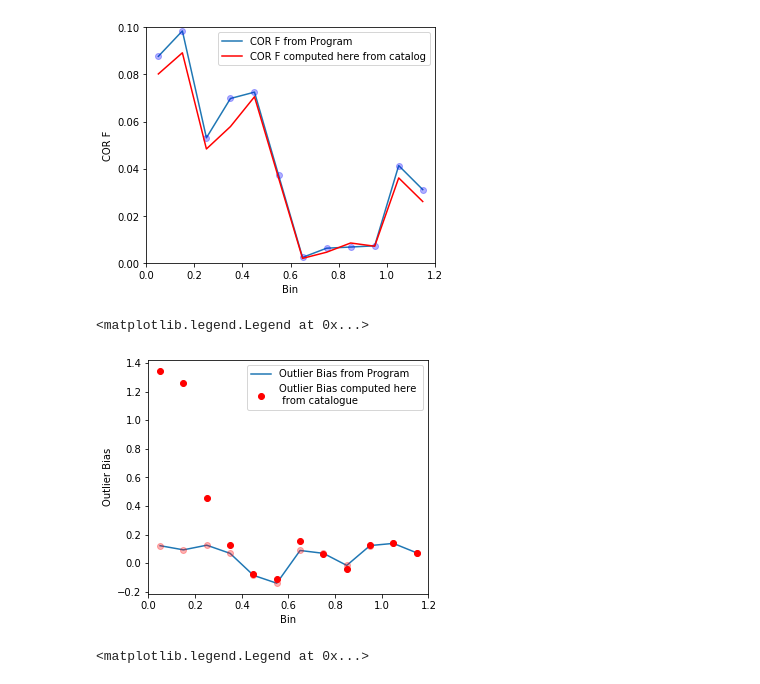
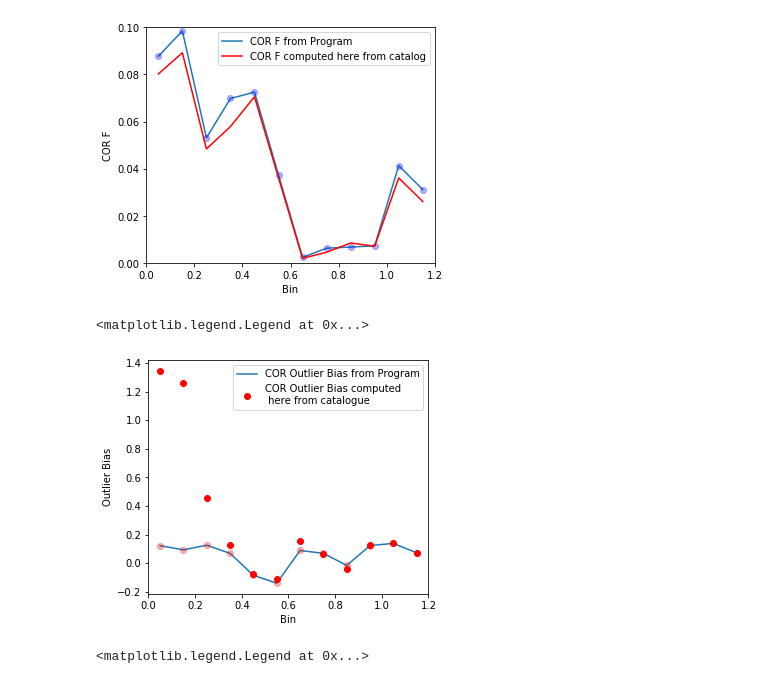
Before and after one commit to am610/Fisher-Matrix, a Jupyter notebook: github/tzpz_plotting/tzpz_plotting.ipynb, the cells around one changed output. Cells and saved outputs as stored; diff of their text form; code cells hidden in the pictures.

```diff
--- a/github/tzpz_plotting/tzpz_plotting.ipynb
+++ b/github/tzpz_plotting/tzpz_plotting.ipynb
@@ -201,22 +202,22 @@ plt.legend()
 # %%
 outlier_bias = (tzpz_outt.z_true_mean - tzpz_outt.z_phot_mean)/(1+tzpz_outt.z_phot_mean)
 plt.rcParams['figure.figsize'] = [5,4]
 
-plt.plot(f.z_true,(f.outlier_bias),label='Outlier Bias from Program')
+plt.plot(f.z_true,(f.outlier_bias),label='COR Outlier Bias from Program')
 plt.plot(f.z_true,(f.outlier_bias),'o',alpha=0.3,c='r',label='_nolegend_')
 #plt.plot(f.z_true,(f.z_true-f.z_photo)/(1+f.z_photo),'o',alpha=0.3,c='r',label='_nolegend_')
 
 plt.xlabel('Bin')
 plt.ylabel('Outlier Bias')
 plt.tight_layout()
 
-plt.plot(tzpz_outt.Bin,outlier_bias,'o',c='r',label='Outlier Bias computed here \n from catalogue')
+plt.plot(tzpz_outt.Bin,test.COR_Outlier_Bias,'o',c='r',label='COR Outlier Bias computed \n here from catalogue')
 plt.xlim(0,1.2)
 #plt.ylim(0,1.2)
 plt.legend()
 # %% [output]
 <matplotlib.legend.Legend at 0x...>
-[figure, old version]
+[figure, new version]
 # %%
 plt.rcParams['figure.figsize'] = [5,4]
 
```
Also changed, not shown: parts of 3 cells of this notebook, 2 other files.
